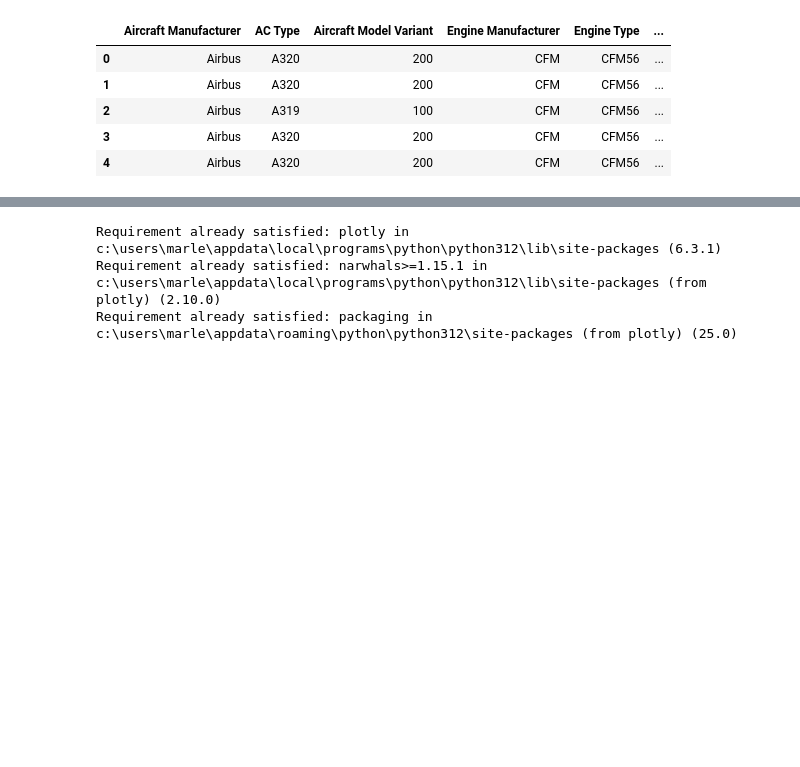
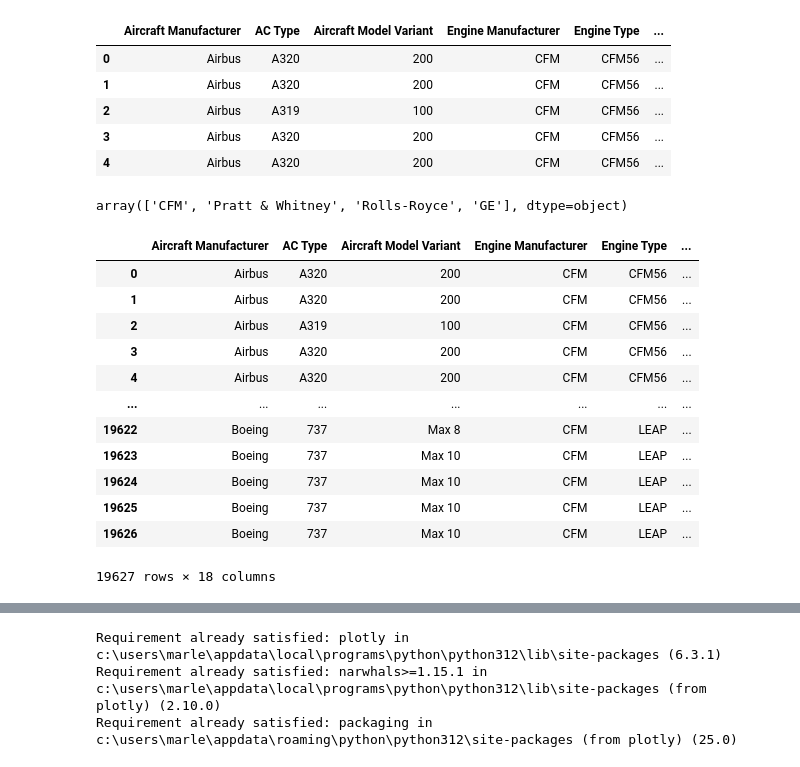
Before and after one commit to marlene-alcobendas/Project3_Benchmark_AC, a Jupyter notebook: Benchmark_AC.ipynb, the cells around one changed output, grey strips where cells are left out. Drawn from its saved outputs; the diff is of its cells as text; code cells hidden in the pictures; blank space fills up the shorter version.

```diff
--- a/Benchmark_AC.ipynb
+++ b/Benchmark_AC.ipynb
@@ -221,0 +215,25 @@ df_aw.head()
+# %%
+#check unique values again
+df_aw['Engine Manufacturer'].unique()
+# %% [output]
+array(['CFM', 'Pratt & Whitney', 'Rolls-Royce', 'GE'], dtype=object)
+# %%
+#Merge columns Aircraft Manufacturer & Engine Manufaturer in a new column 'ManufacturerAC_Engine'
+
+df_aw['ManufacturerAC_Engine'] = df_aw['Aircraft Manufacturer'] + ' - ' + df_aw['Engine Manufacturer']
+
+df_aw
+# %% [output]
+|  | Aircraft Manufacturer | AC Type | Aircraft Model Variant | Engine Manufacturer | Engine Type | ... |
+| 0 | Airbus | A320 | 200 | CFM | CFM56 | ... |
+| 1 | Airbus | A320 | 200 | CFM | CFM56 | ... |
+| 2 | Airbus | A319 | 100 | CFM | CFM56 | ... |
+| 3 | Airbus | A320 | 200 | CFM | CFM56 | ... |
+| 4 | Airbus | A320 | 200 | CFM | CFM56 | ... |
+| ... | ... | ... | ... | ... | ... | ... |
+| 19622 | Boeing | 737 | Max 8 | CFM | LEAP | ... |
+| 19623 | Boeing | 737 | Max 10 | CFM | LEAP | ... |
+| 19624 | Boeing | 737 | Max 10 | CFM | LEAP | ... |
+| 19625 | Boeing | 737 | Max 10 | CFM | LEAP | ... |
+| 19626 | Boeing | 737 | Max 10 | CFM | LEAP | ... |
+19627 rows × 18 columns
```
Also changed, not shown: parts of 24 cells of this notebook, 3 other files.
